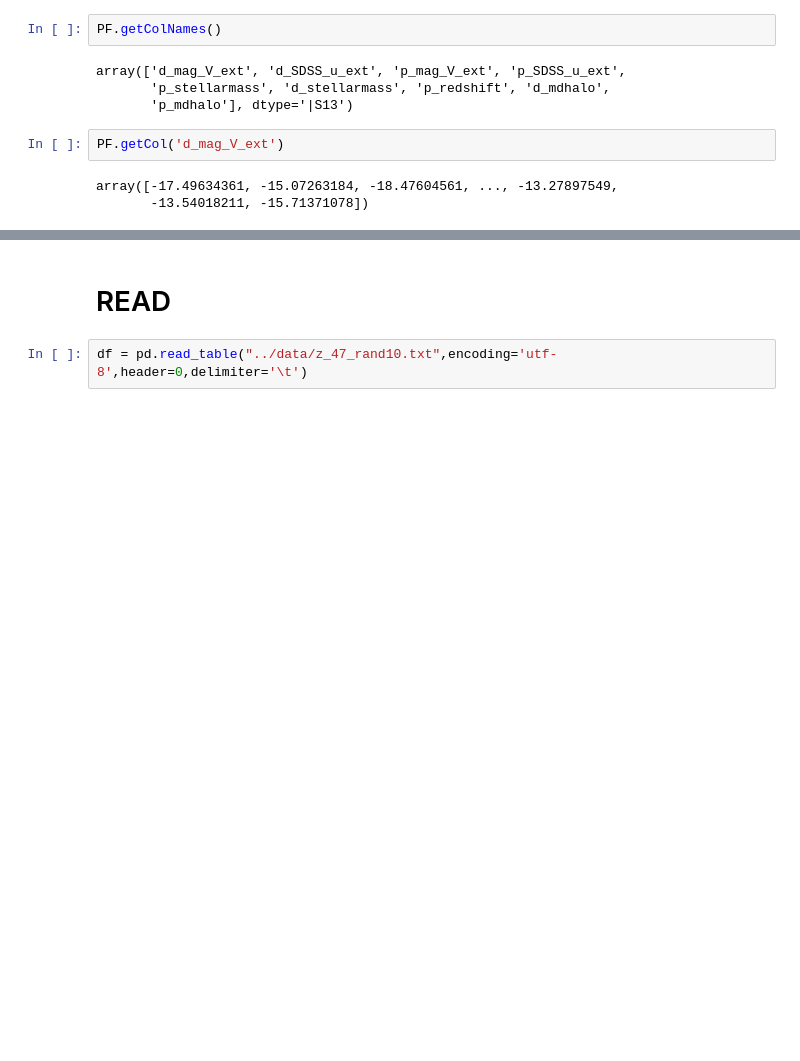
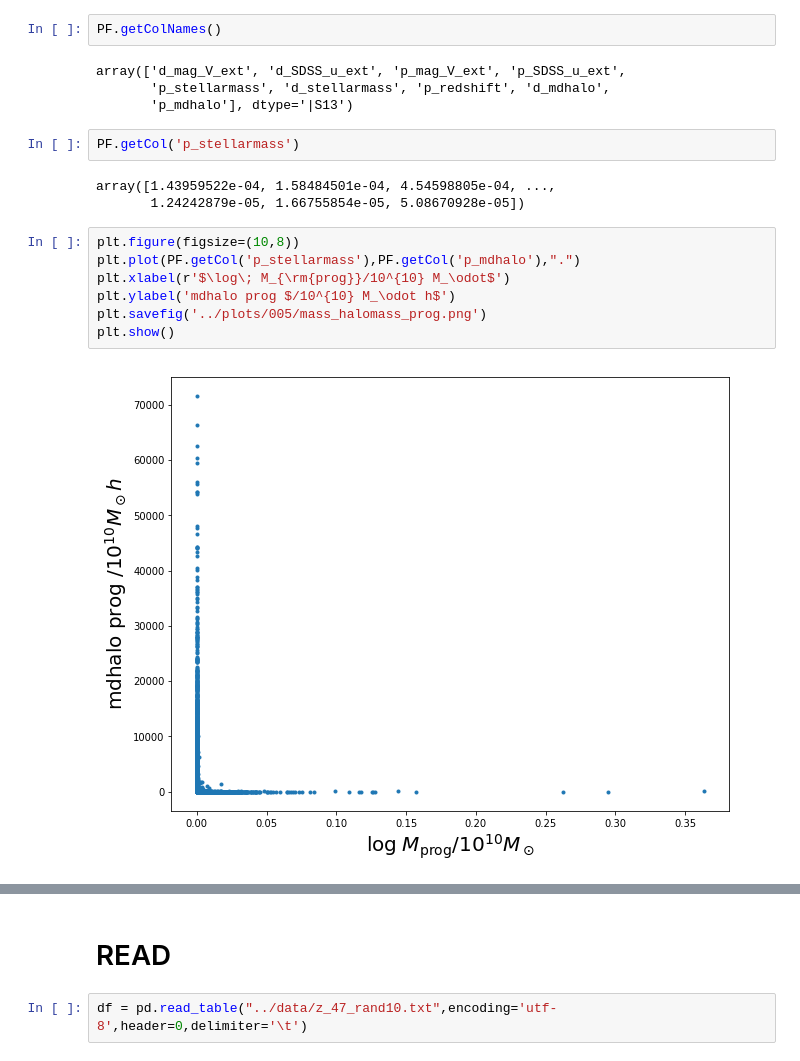
Before and after one commit to GiorgioManzoni/VIPERS_GALFORM, a Jupyter notebook: 006_save_progenitors_txt.ipynb, the cells around one changed output, grey strips where cells are left out. Saved outputs shown, nothing was run; the diff lists cells and outputs as text; blank space fills up the shorter version.

Commit message:
Just added a plot of mdhalo vs stellar mass, I have done it from here instead of 005 just because I was in a rush and in here I already had the mdhalo downloaded

```diff
--- a/006_save_progenitors_txt.ipynb
+++ b/006_save_progenitors_txt.ipynb
@@ -37,7 +37,16 @@ array(['d_mag_V_ext', 'd_SDSS_u_ext', 'p_mag_V_ext', 'p_SDSS_u_ext',
        'p_stellarmass', 'd_stellarmass', 'p_redshift', 'd_mdhalo',
        'p_mdhalo'], dtype='|S13')
 # %%
-PF.getCol('d_mag_V_ext')
+PF.getCol('p_stellarmass')
 # %% [output]
-array([-17.49634361, -15.07263184, -18.47604561, ..., -13.27897549,
-       -13.54018211, -15.71371078])
+array([1.43959522e-04, 1.58484501e-04, 4.54598805e-04, ...,
+       1.24242879e-05, 1.66755854e-05, 5.08670928e-05])
+# %%
+plt.figure(figsize=(10,8))
+plt.plot(PF.getCol('p_stellarmass'),PF.getCol('p_mdhalo'),".")
+plt.xlabel(r'$\log\; M_{\rm{prog}}/10^{10} M_\odot$')
+plt.ylabel('mdhalo prog $/10^{10} M_\odot h$')
+plt.savefig('../plots/005/mass_halomass_prog.png')
+plt.show()
+# %% [output]
+[figure, added]
```
Also changed, not shown: parts of 3 cells of this notebook.
